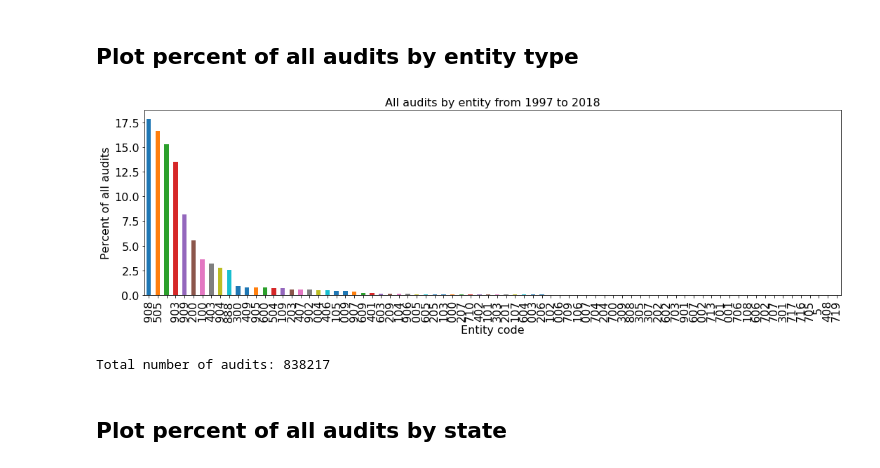
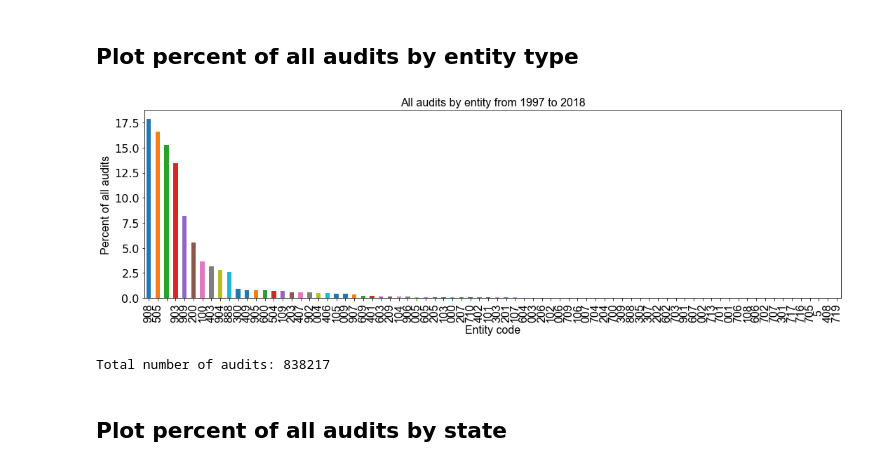
Before and after one commit to ihwang/fac, a Jupyter notebook: general_trends.ipynb, the cells around one changed output. Saved outputs shown, nothing was run; the diff lists cells and outputs as text; code cells hidden in the pictures.

```diff
--- a/general_trends.ipynb
+++ b/general_trends.ipynb
@@ -23,18 +23,19 @@ with open(processed_path + 'entity_dict', 'rb') as f_w:
 # %%
 fig, axes = plt.subplots(figsize=(15, 5))
 entity_groups = df_general.groupby('TYPEOFENTITY').size().sort_values(ascending=False) / len(df_general) * 100
 percent_audits_plot = entity_groups.plot(kind='bar', fontsize=16)
-percent_audits_plot.set_xlabel('Entity code', fontsize=16)
-percent_audits_plot.set_ylabel('Percent of all audits', fontsize=16)
+percent_audits_plot.set_xlabel('Entity code', fontsize=16, fontname='Arial')
+percent_audits_plot.set_xticklabels(labels=entity_groups.index, fontsize=16, fontname='Arial')
+percent_audits_plot.set_ylabel('Percent of all audits', fontsize=16, fontname='Arial')
 percent_audits_plot.set_title(
     'All audits by entity from %s to %s' %(min(df_general['AUDITYEAR']), max(df_general['AUDITYEAR'])),
-    fontsize=16
+    fontsize=16, fontname='Arial'
 )
 plt.tight_layout()
 plt.show()
 print('Total number of audits:', len(df_general))
 # %% [output]
-[figure, old version]
+[figure, new version]
 Total number of audits: 838217
 # %% [markdown]
 ## Plot percent of all audits by state
```
Also changed, not shown: parts of 10 cells of this notebook.
